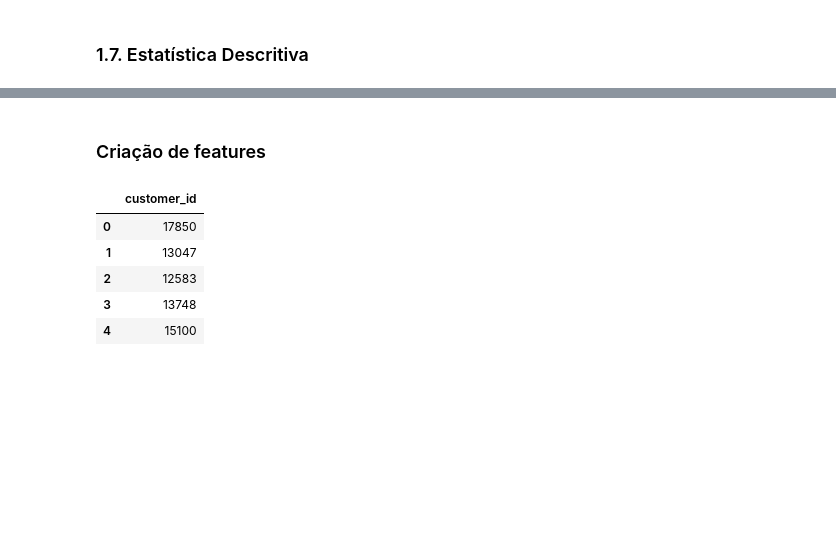
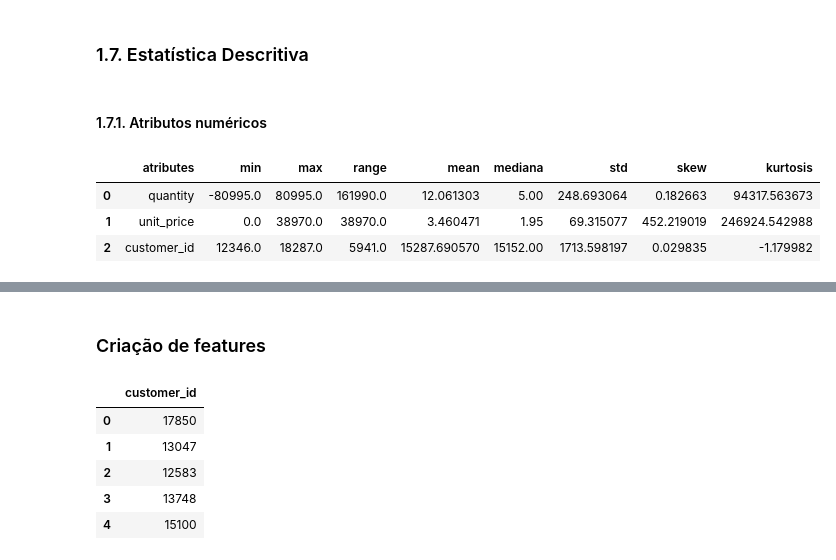
Before and after one commit to WillLeandro/ds_clusterizacao, a Jupyter notebook: notebooks/0.1 metricas.ipynb, the cells around one changed output, grey strips where cells are left out. Saved outputs shown, nothing was run; the diff lists cells and outputs as text; code cells hidden in the pictures; blank space fills up the shorter version.

```diff
--- a/notebooks/0.1 metricas.ipynb
+++ b/notebooks/0.1 metricas.ipynb
@@ -137,0 +144,24 @@ dtype: object
+# %% [markdown]
+#### 1.7.1. Atributos numéricos
+# %%
+# Tendencia central
+mean_ = pd.DataFrame( num_atributes.apply( np.mean) ).T
+median_ = pd.DataFrame( num_atributes.apply( np.median ) ).T
+
+# Medidas de dispersão
+std_ = pd.DataFrame( num_atributes.apply( np.std ) ).T
+min_ = pd.DataFrame( num_atributes.apply( np.min ) ).T
+max_ = pd.DataFrame( num_atributes.apply( np.max ) ).T
+range_ = pd.DataFrame( num_atributes.apply( lambda x: x.max() - x.min() ) ).T
+skew_ = pd.DataFrame( num_atributes.apply( lambda x: x.skew() ) ).T
+kurtosis_ = pd.DataFrame( num_atributes.apply( lambda x: x.kurtosis() ) ).T
+
+# Conatenate all statistics into a single DataFrame
+m = pd.concat( [min_, max_, range_, mean_, median_, std_, skew_, kurtosis_]).T.reset_index()
+m.columns = ['atributes','min', 'max', 'range', 'mean', 'mediana', 'std', 'skew', 'kurtosis']
+m
+# %% [output]
+|  | atributes | min | max | range | mean | mediana | std | skew | kurtosis |
+| 0 | quantity | -80995.0 | 80995.0 | 161990.0 | 12.061303 | 5.00 | 248.693064 | 0.182663 | 94317.563673 |
+| 1 | unit_price | 0.0 | 38970.0 | 38970.0 | 3.460471 | 1.95 | 69.315077 | 452.219019 | 246924.542988 |
+| 2 | customer_id | 12346.0 | 18287.0 | 5941.0 | 15287.690570 | 15152.00 | 1713.598197 | 0.029835 | -1.179982 |
```
Also changed, not shown: parts of 30 cells of this notebook.
